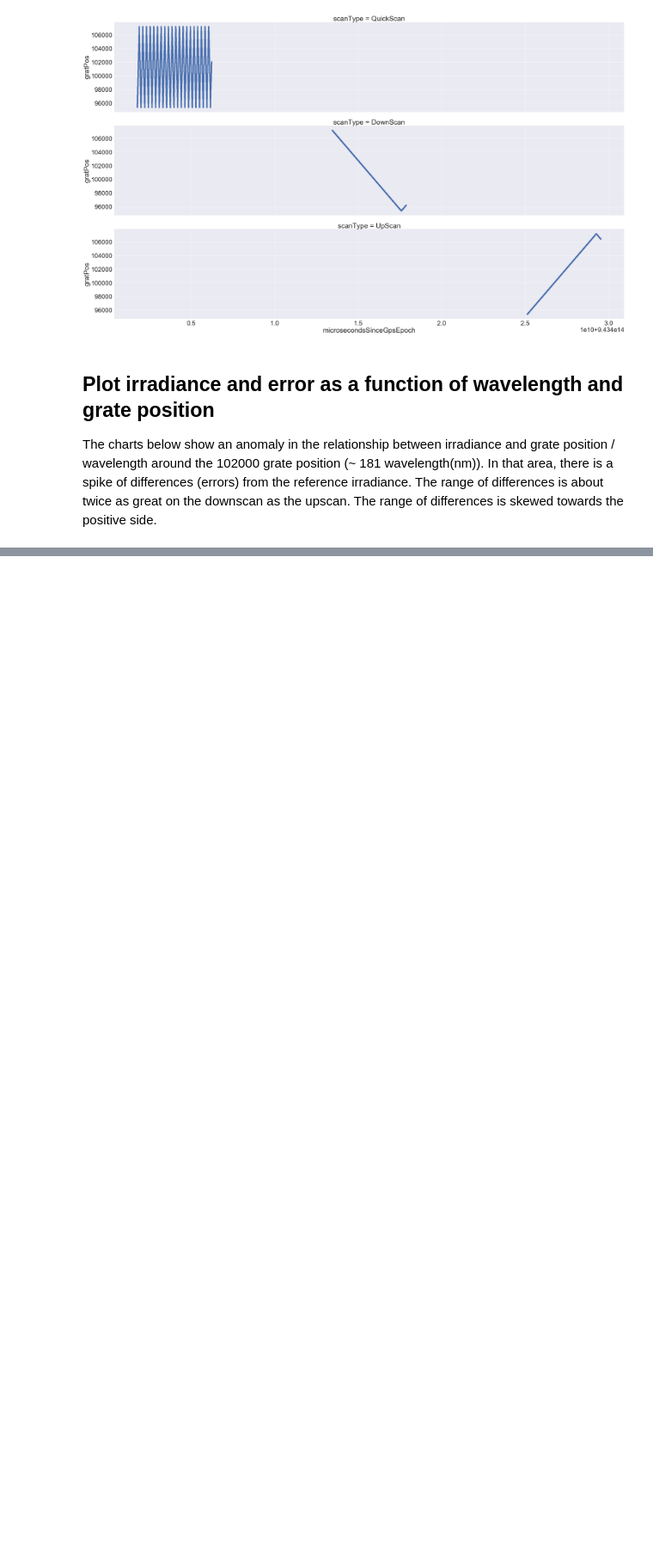
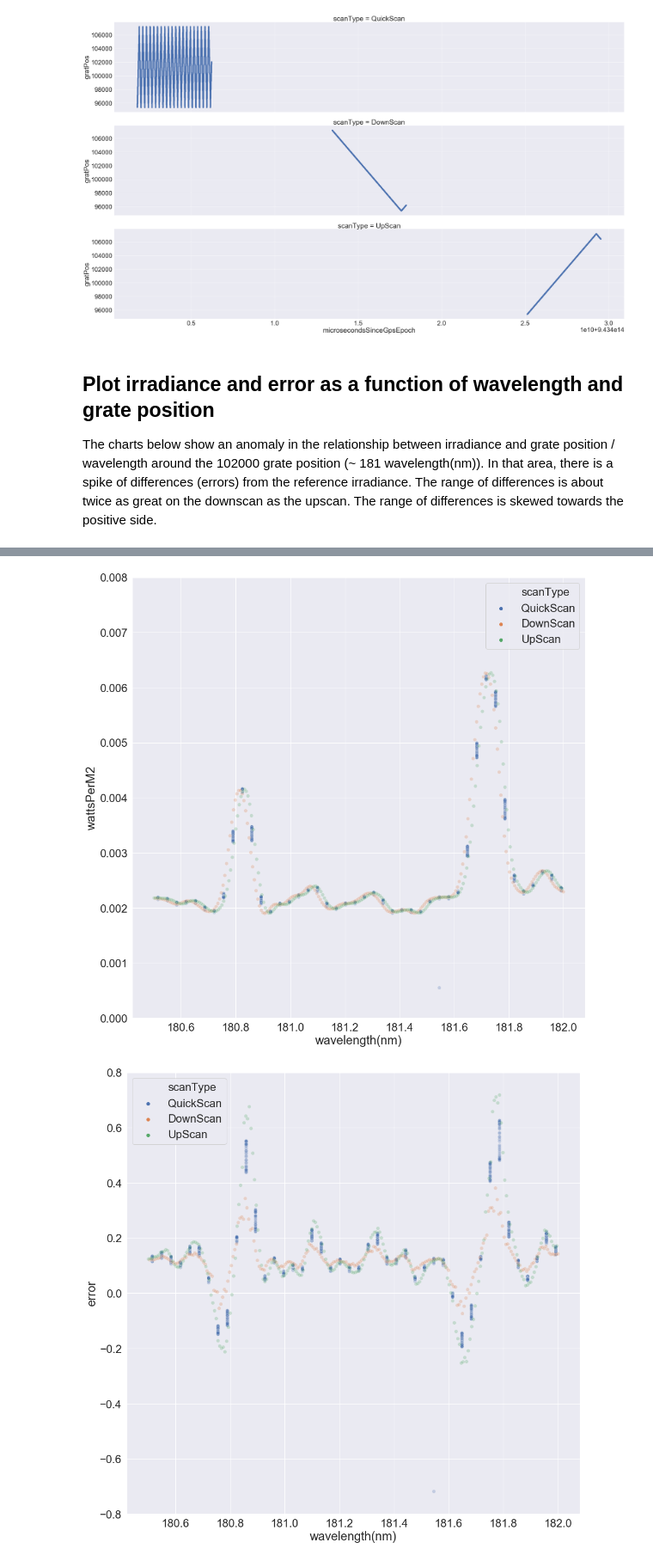
Before and after one commit to kjblakemore/Coding-Tests, a Jupyter notebook: sorce-solstice/Sorce Solstice Analysis.ipynb, the cells around one changed output, grey strips where cells are left out. Shown at 86% size. Cells and saved outputs as stored; diff of their text form; code cells hidden in the pictures; blank space fills up the shorter version.

```diff
--- a/sorce-solstice/Sorce Solstice Analysis.ipynb
+++ b/sorce-solstice/Sorce Solstice Analysis.ipynb
@@ -245,0 +248,27 @@ g = g.map(plt.scatter, 'gratPos', 'error')
+# %%
+# Filter All Scans data frame to contain entries between 180.5 & 182
+AllScans180_pdf = AllScans_pdf[(AllScans_pdf['wavelength(nm)'] >= 180.5) & \
+                                      (AllScans_pdf['wavelength(nm)'] <= 182)]
+
+
+sns.set(font_scale=2)
+plt.figure(figsize=(16,16))
+plt.ylim(0, .008)
+ax = sns.scatterplot(x='wavelength(nm)',
+                     y='wattsPerM2',
+                     hue='scanType',
+                     alpha=.25,
+                     s=50,
+                     data=AllScans180_pdf)
+
+plt.figure(figsize=(16,16))
+plt.ylim(-0.8, 0.8)
+ax = sns.scatterplot(x='wavelength(nm)',
+                     y='error',
+                     hue='scanType',
+                     alpha=.25,
+                     s=50,
+                     data=AllScans180_pdf)
+# %% [output]
+[figure, added]
+[figure, added]
```
Also changed, not shown: parts of 2 cells of this notebook.
